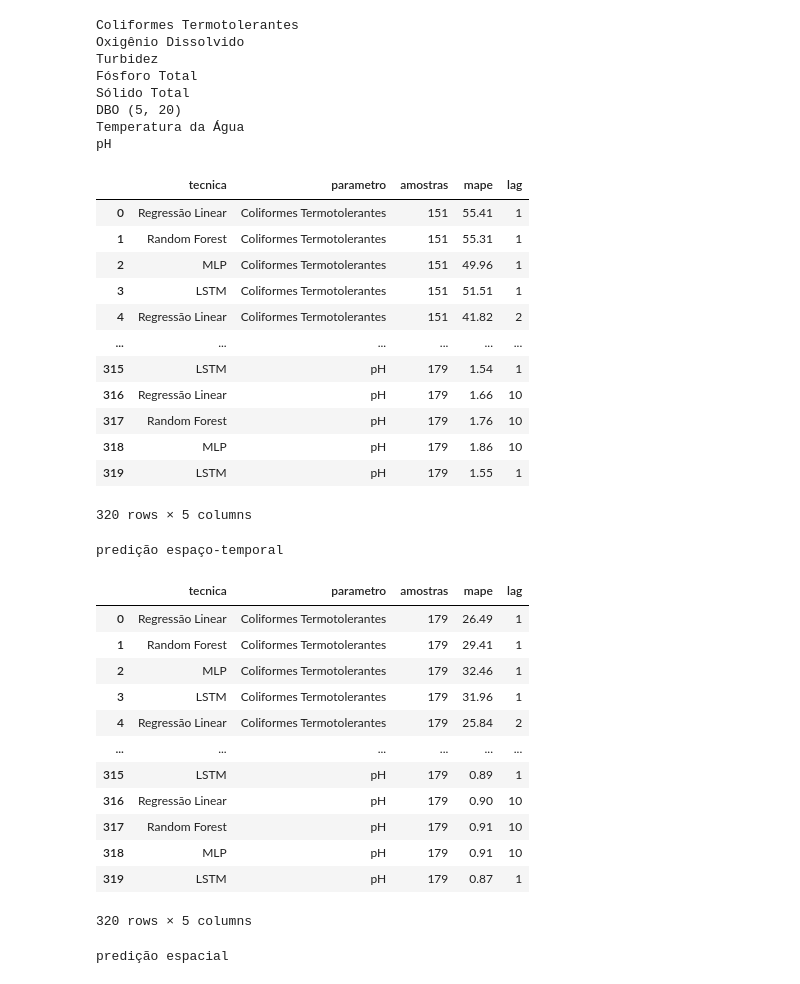
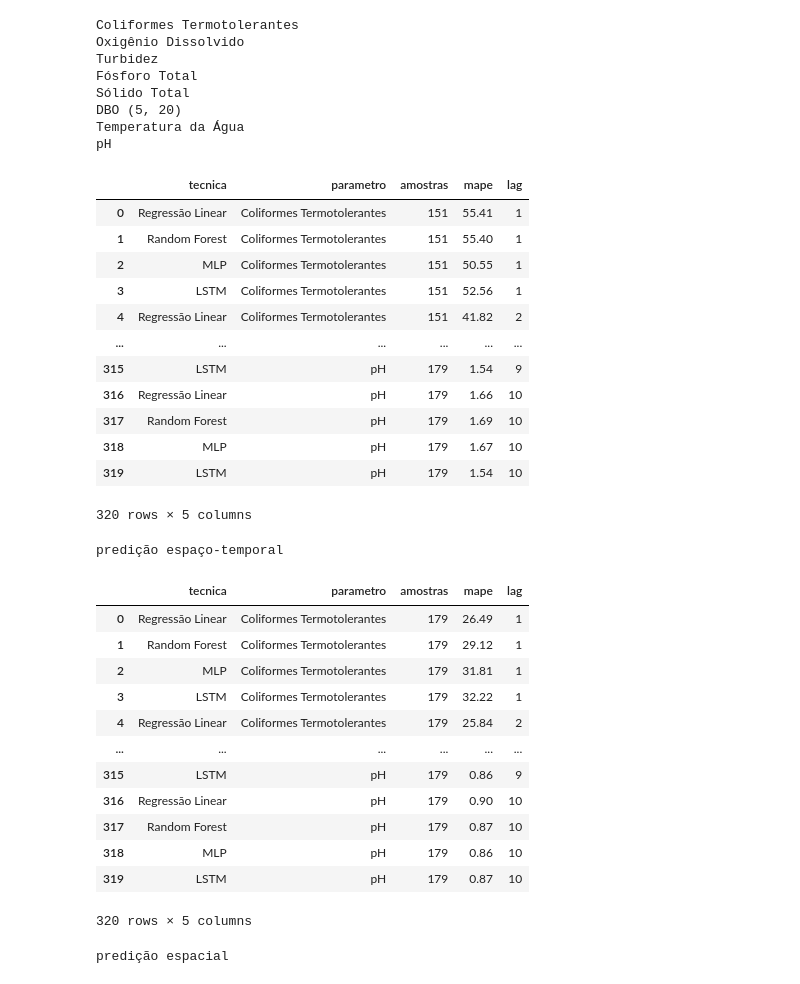
Before and after one commit to andersonchico/predicaoagua, a Jupyter notebook: src/src_experimentos_dissertacao_pontos/experimentov2/Untitled.ipynb, the cells around one changed output. Cells and saved outputs as stored; diff of their text form; code cells hidden in the pictures.

```diff
--- a/src/src_experimentos_dissertacao_pontos/experimentov2/Untitled.ipynb
+++ b/src/src_experimentos_dissertacao_pontos/experimentov2/Untitled.ipynb
@@ -223,44 +223,44 @@ for parameter in DFmerge['parametro'].unique():
         model.add(Dense(1, activation = 'sigmoid'))
         model.compile(loss = 'mean_absolute_error', optimizer = 'adam',metrics = ['mean_absolute_error'])
 
         es = EarlyStopping(monitor='val_loss', patience = 5, verbose=0)
 
         #Treina o modelo
         history = model.fit(train_X_lstm,train_y_lstm,validation_data = (train_X_lstm,train_y_lstm), batch_size = 32, epochs = 100, callbacks=[es], verbose=0)
 
         #Dados de teste
         media_previsoes = []
         for r in range(0,6):
             previsoes = model.predict(test_X_lstm)
             previsoes = scaler.inverse_transform(previsoes)
             media_previsoes.append(myutils.mean_absolute_percentage_error(y_test[:len(previsoes)], previsoes))
 
-        df_result = resultado(df_resultado,'LSTM',parameter,len(DFmerged),np.mean(media_previsoes),lag)
+        df_result = resultado(df_resultado,'LSTM',parameter,len(DFmerged),np.mean(media_previsoes),lags)
 
 
 
 df_result
 # %% [output]
 Coliformes Termotolerantes
 Oxigênio Dissolvido
 Turbidez
 Fósforo Total
 Sólido Total
 DBO (5, 20)
 Temperatura da Água
 pH
 |  | tecnica | parametro | amostras | mape | lag |
 | 0 | Regressão Linear | Coliformes Termotolerantes | 151 | 55.41 | 1 |
-| 1 | Random Forest | Coliformes Termotolerantes | 151 | 55.31 | 1 |
-| 2 | MLP | Coliformes Termotolerantes | 151 | 49.96 | 1 |
-| 3 | LSTM | Coliformes Termotolerantes | 151 | 51.51 | 1 |
+| 1 | Random Forest | Coliformes Termotolerantes | 151 | 55.40 | 1 |
+| 2 | MLP | Coliformes Termotolerantes | 151 | 50.55 | 1 |
+| 3 | LSTM | Coliformes Termotolerantes | 151 | 52.56 | 1 |
 | 4 | Regressão Linear | Coliformes Termotolerantes | 151 | 41.82 | 2 |
 | ... | ... | ... | ... | ... | ... |
-| 315 | LSTM | pH | 179 | 1.54 | 1 |
+| 315 | LSTM | pH | 179 | 1.54 | 9 |
 | 316 | Regressão Linear | pH | 179 | 1.66 | 10 |
-| 317 | Random Forest | pH | 179 | 1.76 | 10 |
-| 318 | MLP | pH | 179 | 1.86 | 10 |
-| 319 | LSTM | pH | 179 | 1.55 | 1 |
+| 317 | Random Forest | pH | 179 | 1.69 | 10 |
+| 318 | MLP | pH | 179 | 1.67 | 10 |
+| 319 | LSTM | pH | 179 | 1.54 | 10 |
 320 rows × 5 columns
 # %%
 df_result.to_csv (r'/home/anderson/Downloads/predicaoagua/src/temporal_pad_lag.csv', index = True, header=True)
@@ -466,7 +466,7 @@ for parameter in DFmerge['parametro'].unique():
             previsoes = scaler.inverse_transform(previsoes)
             media_previsoes.append(myutils.mean_absolute_percentage_error(y_test2[:len(previsoes)], previsoes))
 
-        df_result = resultado(df_resultado,'LSTM',parameter,len(DFmerged),np.mean(media_previsoes),lag)
+        df_result = resultado(df_resultado,'LSTM',parameter,len(DFmerged),np.mean(media_previsoes),lags)
 
 
 
@@ -475,16 +475,16 @@ df_result
 predição espaço-temporal
 |  | tecnica | parametro | amostras | mape | lag |
 | 0 | Regressão Linear | Coliformes Termotolerantes | 179 | 26.49 | 1 |
-| 1 | Random Forest | Coliformes Termotolerantes | 179 | 29.41 | 1 |
-| 2 | MLP | Coliformes Termotolerantes | 179 | 32.46 | 1 |
-| 3 | LSTM | Coliformes Termotolerantes | 179 | 31.96 | 1 |
+| 1 | Random Forest | Coliformes Termotolerantes | 179 | 29.12 | 1 |
+| 2 | MLP | Coliformes Termotolerantes | 179 | 31.81 | 1 |
+| 3 | LSTM | Coliformes Termotolerantes | 179 | 32.22 | 1 |
 | 4 | Regressão Linear | Coliformes Termotolerantes | 179 | 25.84 | 2 |
 | ... | ... | ... | ... | ... | ... |
-| 315 | LSTM | pH | 179 | 0.89 | 1 |
+| 315 | LSTM | pH | 179 | 0.86 | 9 |
 | 316 | Regressão Linear | pH | 179 | 0.90 | 10 |
-| 317 | Random Forest | pH | 179 | 0.91 | 10 |
-| 318 | MLP | pH | 179 | 0.91 | 10 |
-| 319 | LSTM | pH | 179 | 0.87 | 1 |
+| 317 | Random Forest | pH | 179 | 0.87 | 10 |
+| 318 | MLP | pH | 179 | 0.86 | 10 |
+| 319 | LSTM | pH | 179 | 0.87 | 10 |
 320 rows × 5 columns
 # %%
 df_result.to_csv (r'/home/anderson/Downloads/predicaoagua/src/espaco_temporal_pad_lag.csv', index = True, header=True)
```
Also changed, not shown: 2 other files.
